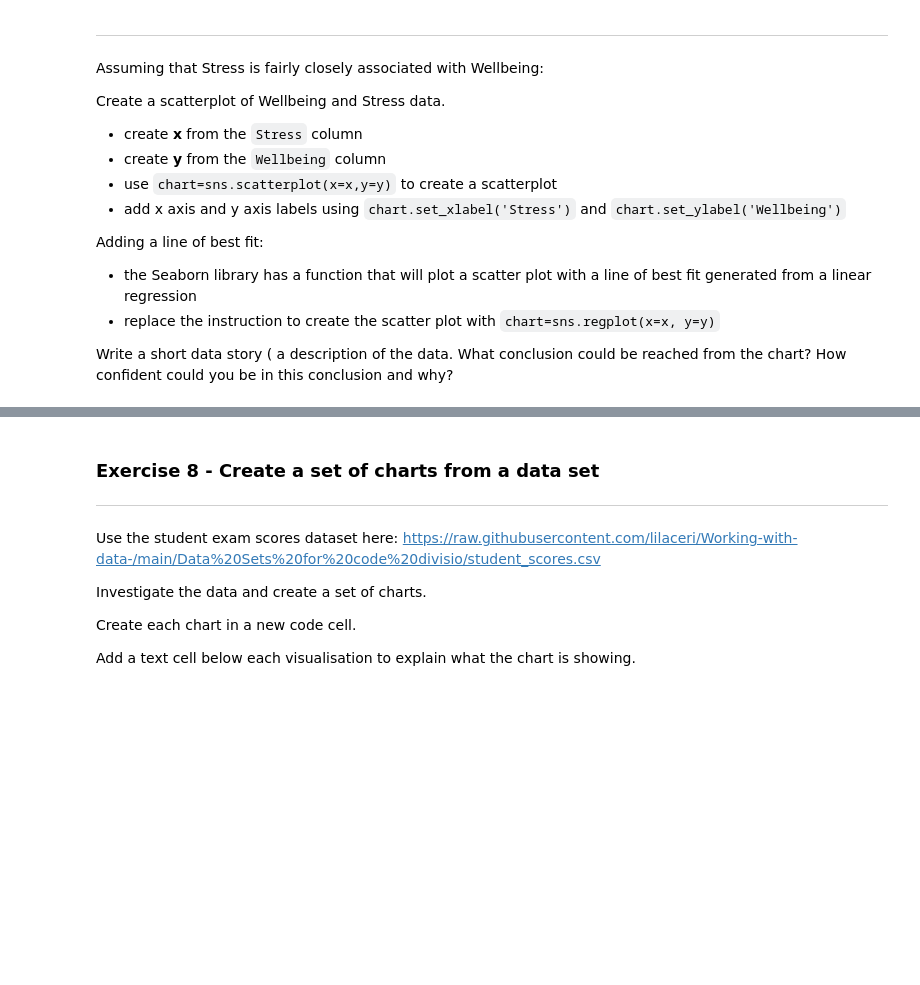
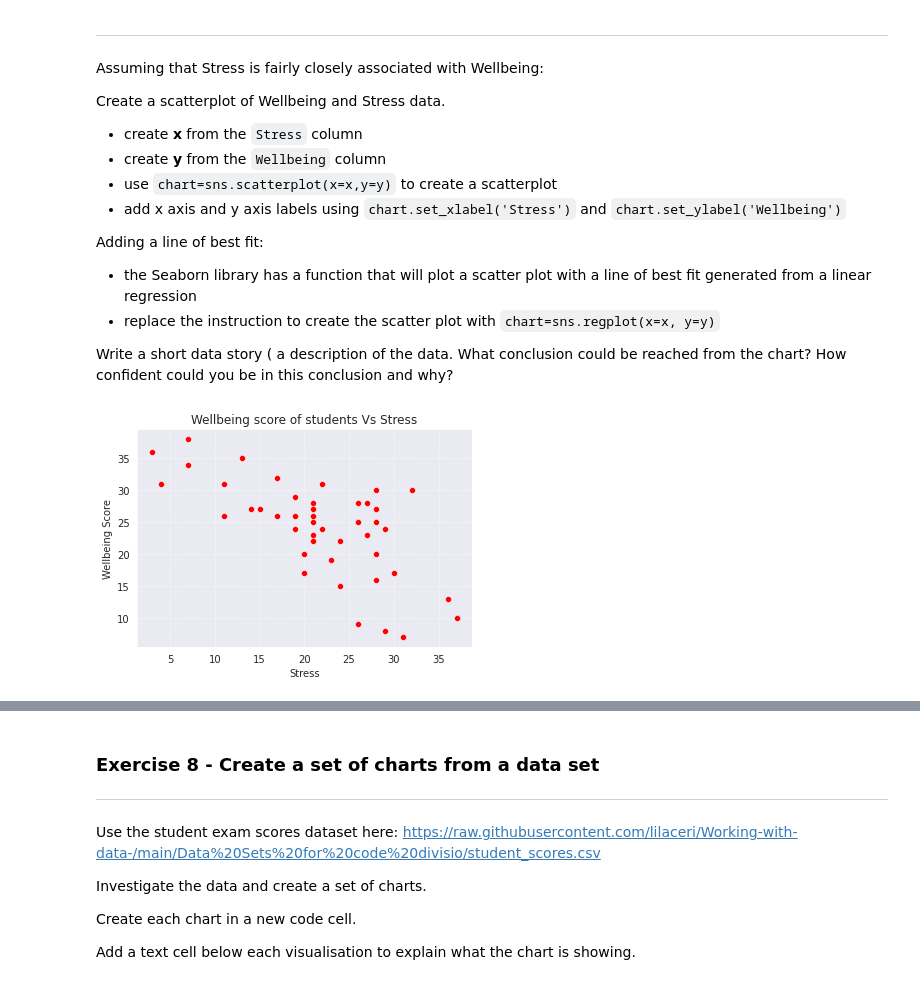
Before and after one commit to JaySanthanam/Programming-for-data, a Jupyter notebook: Worksheets/7_2_Visualisation_with_Seaborn.ipynb, the cells around one changed output, grey strips where cells are left out. Cells and saved outputs as stored; diff of their text form; code cells hidden in the pictures; blank space fills up the shorter version.

```diff
--- a/Worksheets/7_2_Visualisation_with_Seaborn.ipynb
+++ b/Worksheets/7_2_Visualisation_with_Seaborn.ipynb
@@ -275,3 +275,13 @@ Adding a line of best fit:
 * replace the instruction to create the scatter plot with `chart=sns.regplot(x=x, y=y)`
 
 Write a short data story ( a description of the data.  What conclusion could be reached from the chart?  How confident could you be in this conclusion and why?
+# %%
+x = psych_data["Stress"]
+y = psych_data["Wellbeing"]
+chart=sns.scatterplot(x=x,y=y, color='red')
+chart.set_xlabel("Stress")
+chart.set_ylabel("Wellbeing Score")
+chart.set_title("Wellbeing score of students Vs Stress")
+sns.set_style("darkgrid", {"grid.color": "1", "grid.linestyle": ":"})
+# %% [output]
+[figure, added]
```
Also changed, not shown: parts of 2 cells of this notebook.
